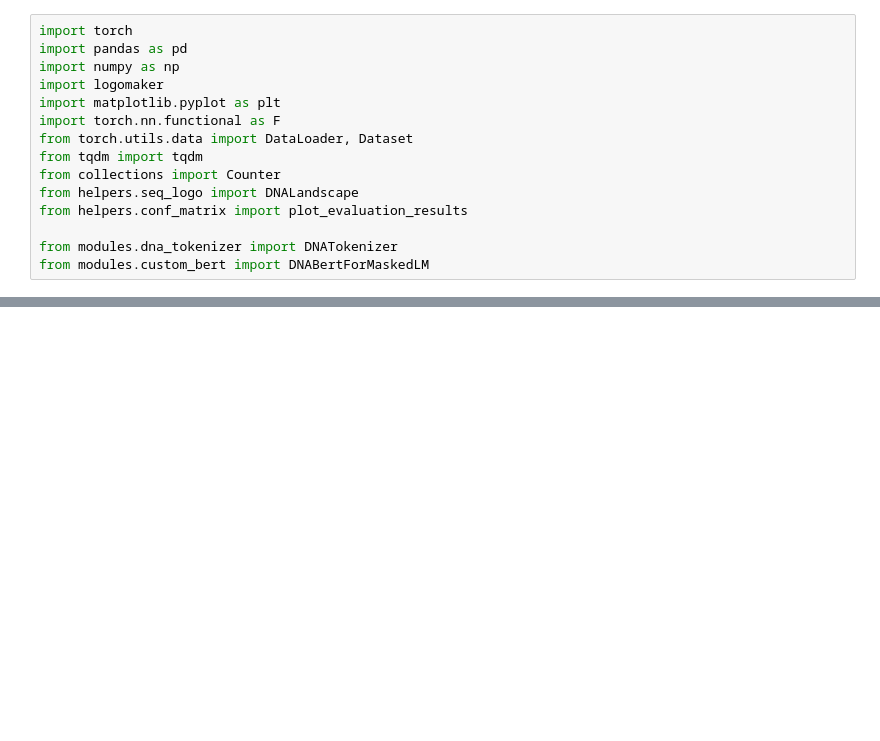
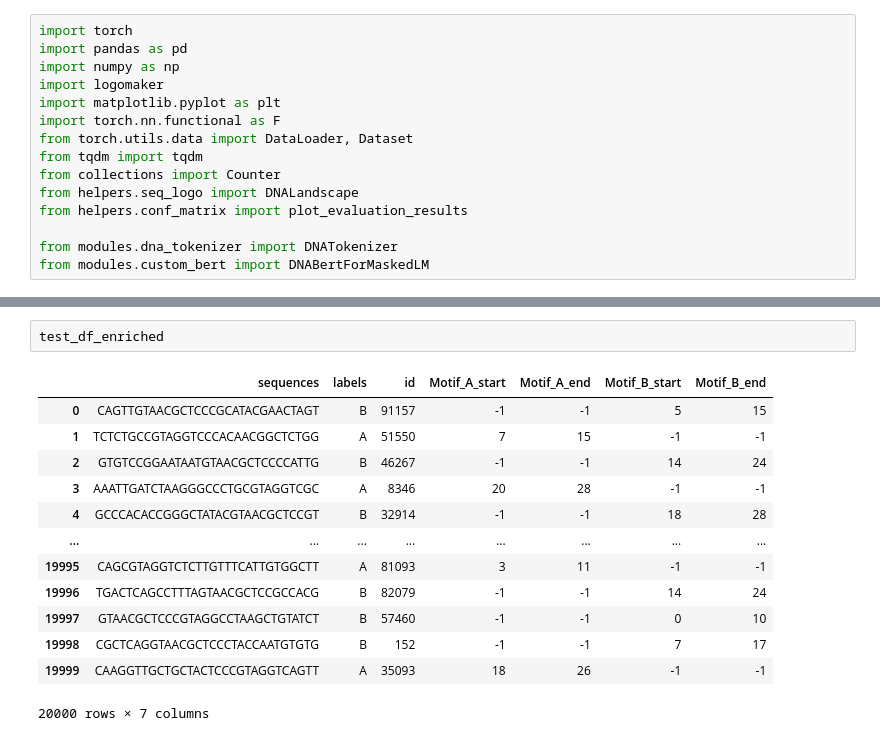
Before and after one commit to LegoCreation/InsDelGLM, a Jupyter notebook: notebooks/first_evaluation.ipynb, the cells around one changed output, grey strips where cells are left out. Saved outputs shown, nothing was run; the diff lists cells and outputs as text; blank space fills up the shorter version.

```diff
--- a/notebooks/first_evaluation.ipynb
+++ b/notebooks/first_evaluation.ipynb
@@ -299,3 +329,19 @@ Rendering Frame: Start Index 33 (N=261)...
 Saving GIF to Motif_B_scan.gif...
 Done!
+# %%
+test_df_enriched
+# %% [output]
+|  | sequences | labels | id | Motif_A_start | Motif_A_end | Motif_B_start | Motif_B_end |
+| 0 | CAGTTGTAACGCTCCCGCATACGAACTAGT | B | 91157 | -1 | -1 | 5 | 15 |
+| 1 | TCTCTGCCGTAGGTCCCACAACGGCTCTGG | A | 51550 | 7 | 15 | -1 | -1 |
+| 2 | GTGTCCGGAATAATGTAACGCTCCCCATTG | B | 46267 | -1 | -1 | 14 | 24 |
+| 3 | AAATTGATCTAAGGGCCCTGCGTAGGTCGC | A | 8346 | 20 | 28 | -1 | -1 |
+| 4 | GCCCACACCGGGCTATACGTAACGCTCCGT | B | 32914 | -1 | -1 | 18 | 28 |
+| ... | ... | ... | ... | ... | ... | ... | ... |
+| 19995 | CAGCGTAGGTCTCTTGTTTCATTGTGGCTT | A | 81093 | 3 | 11 | -1 | -1 |
+| 19996 | TGACTCAGCCTTTAGTAACGCTCCGCCACG | B | 82079 | -1 | -1 | 14 | 24 |
+| 19997 | GTAACGCTCCCGTAGGCCTAAGCTGTATCT | B | 57460 | -1 | -1 | 0 | 10 |
+| 19998 | CGCTCAGGTAACGCTCCCTACCAATGTGTG | B | 152 | -1 | -1 | 7 | 17 |
+| 19999 | CAAGGTTGCTGCTACTCCCGTAGGTCAGTT | A | 35093 | 18 | 26 | -1 | -1 |
+20000 rows × 7 columns
 # %%
```
Also changed, not shown: parts of 14 cells of this notebook, 14 other files.
